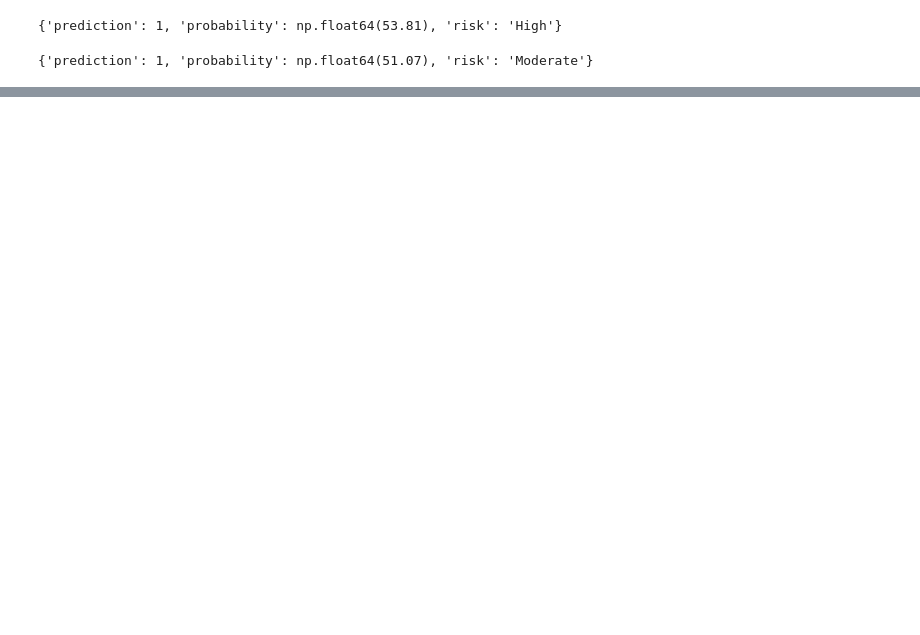
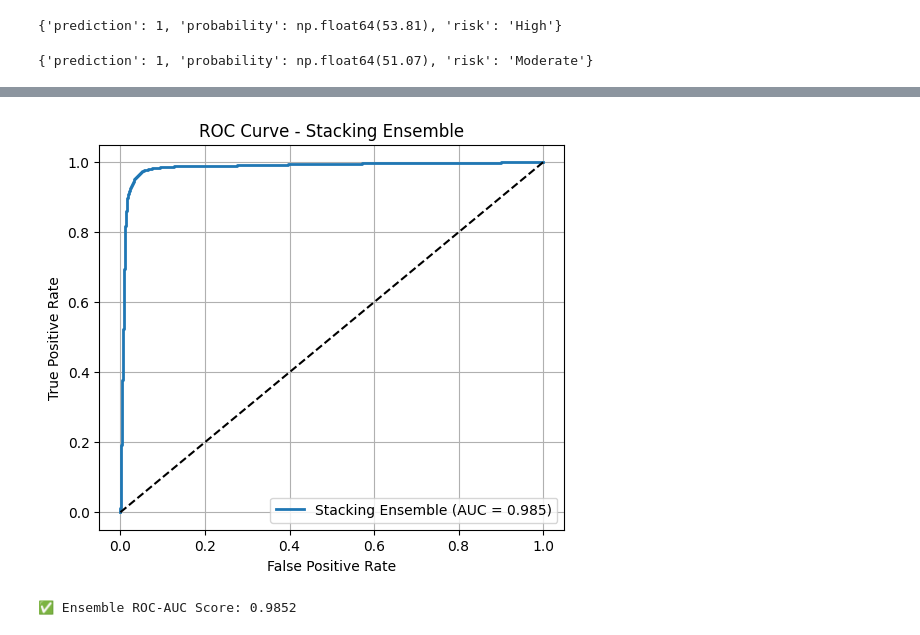
Before and after one commit to mahajan2255/FEMINA-AI, a Jupyter notebook: new.ipynb, the cells around one changed output, grey strips where cells are left out. Cells and saved outputs as stored; diff of their text form; code cells hidden in the pictures; blank space fills up the shorter version.

```diff
--- a/new.ipynb
+++ b/new.ipynb
@@ -833,3 +816,34 @@ You can set `force_col_wise=true` to remove the overhead.
 [figure]
 [figure]
 ... (4 outputs left out)
+# %%
+from sklearn.metrics import roc_curve, auc
+import matplotlib.pyplot as plt
+import seaborn as sns
+
+# -------------------------------------------------
+# Predict probabilities for ROC
+# -------------------------------------------------
+y_prob = pipeline.predict_proba(X_test)[:, 1]
+
+# Compute ROC curve
+fpr, tpr, thresholds = roc_curve(y_test, y_prob)
+roc_auc = auc(fpr, tpr)
+
+# -------------------------------------------------
+# Plot ROC Curve
+# -------------------------------------------------
+plt.figure(figsize=(6,5))
+plt.plot(fpr, tpr, label=f"Stacking Ensemble (AUC = {roc_auc:.3f})", linewidth=2)
+plt.plot([0,1], [0,1], 'k--')
+plt.xlabel("False Positive Rate")
+plt.ylabel("True Positive Rate")
+plt.title("ROC Curve - Stacking Ensemble")
+plt.legend()
+plt.grid(True)
+plt.show()
+
+print(f"\n✅ Ensemble ROC-AUC Score: {roc_auc:.4f}")
+# %% [output]
+[figure, added]
+✅ Ensemble ROC-AUC Score: 0.9852
```
Also changed, not shown: parts of 10 cells of this notebook, 35 other files.
